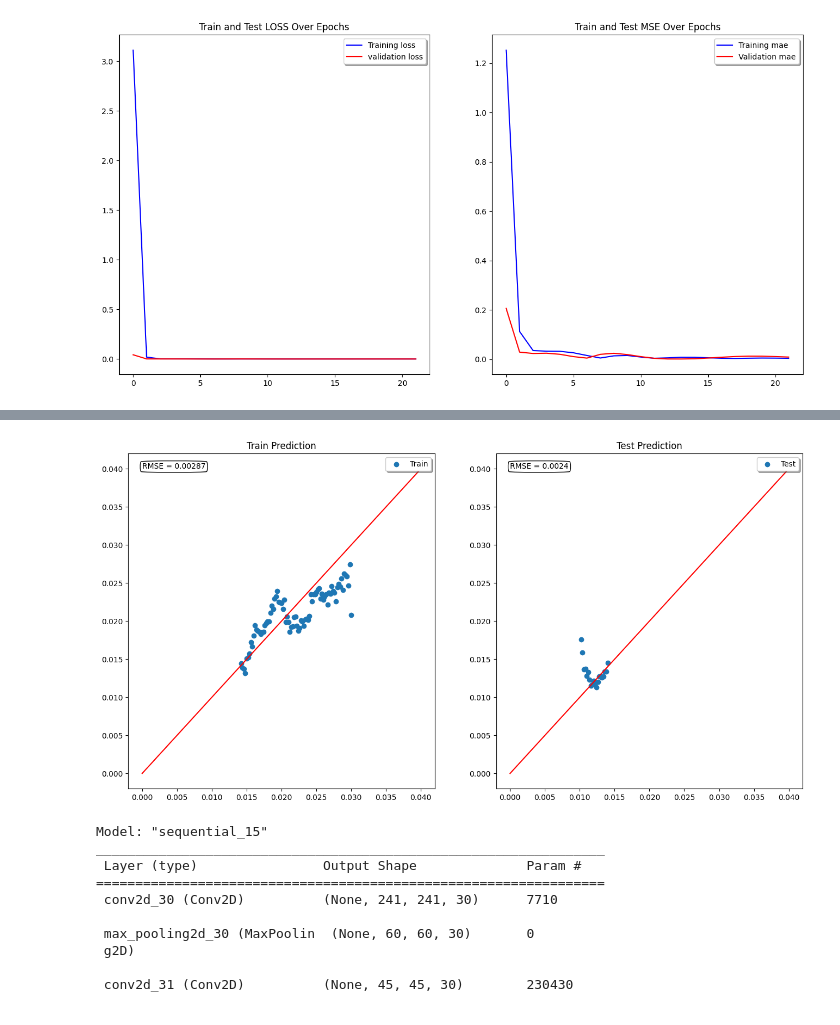
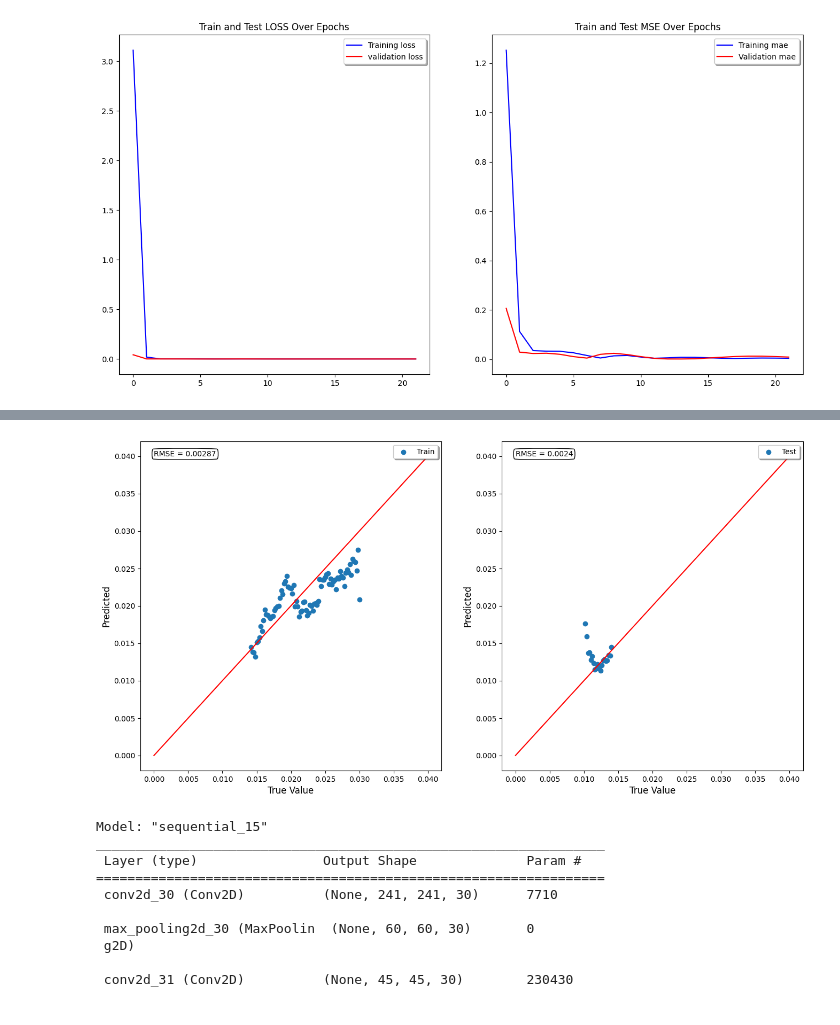
Before and after one commit to DboechatM/Oil-and-Gas-IA-Aplications, a Jupyter notebook: Sim_Dutos/Sim_2048.ipynb, the cells around one changed output, grey strips where cells are left out. Drawn from its saved outputs; the diff is of its cells as text; code cells hidden in the pictures.

Commit message:
Graph Correction

```diff
--- a/Sim_Dutos/Sim_2048.ipynb
+++ b/Sim_Dutos/Sim_2048.ipynb
@@ -268,7 +268,7 @@ df_Historico.describe()
 #model.save('CNN_model_2048.h5')
 
 #Load
-#model = keras.model.load_model('CNN_model.h5')
+model = keras.load_model('best_model_2048_norm.h5')
 
 fig, ax = plt.subplots(1,2, figsize=(16,8))
 ax[0].plot(history.history['loss'], color='b', label="Training loss")
@@ -283,6 +283,9 @@ ax[1].set_title('Train and Test MSE Over Epochs')
 # %% [output]
 Text(0.5, 1.0, 'Train and Test MSE Over Epochs')
 [figure]
+# %%
+#Load
+best_model = keras.models.load_model('best_model_2048_norm.h5')
 # %%
 y_pred_test = best_model.predict(X_test)
 y_pred_train = best_model.predict(X_train)
@@ -298,7 +301,9 @@ ax[0].plot(line1,line1, color = 'r')
 legend = ax[0].legend(loc='upper right', shadow=True)
 RMSE_train = MSE(y_train,y_pred_train)**0.5
 ax[0].annotate("RMSE = " + str(round(RMSE_train,5)), (0,0.04), bbox=dict(boxstyle="round4", fc="w"))
-ax[0].set_title('Train Prediction')
+#ax[0].set_title('Train Prediction')
+ax[0].set_xlabel('True Value', fontsize = 12)
+ax[0].set_ylabel('Predicted', fontsize = 12)
 
 
 ax[1].scatter(y_test, y_pred_test, label='Test')
@@ -306,7 +311,9 @@ ax[1].plot(line1,line1, color = 'r')
 legend = ax[1].legend(loc='upper right', shadow=True)
 RMSE_test = MSE(y_test,y_pred_test)**0.5
 ax[1].annotate("RMSE = " + str(round(RMSE_test,5)), (0,0.04), bbox=dict(boxstyle="round4", fc="w"))
-ax[1].set_title('Test Prediction')
+#ax[1].set_title('Test Prediction')
+ax[1].set_xlabel('True Value', fontsize = 12)
+ax[1].set_ylabel('Predicted', fontsize = 12)
 
 plt.show()
 # %% [output]
@@ -315,4 +322,4 @@ plt.show()
-[figure, old version]
+[figure, new version]
 # %%
 best_model.summary()
 # %% [output]
```
Also changed, not shown: parts of 1 cell of this notebook.
